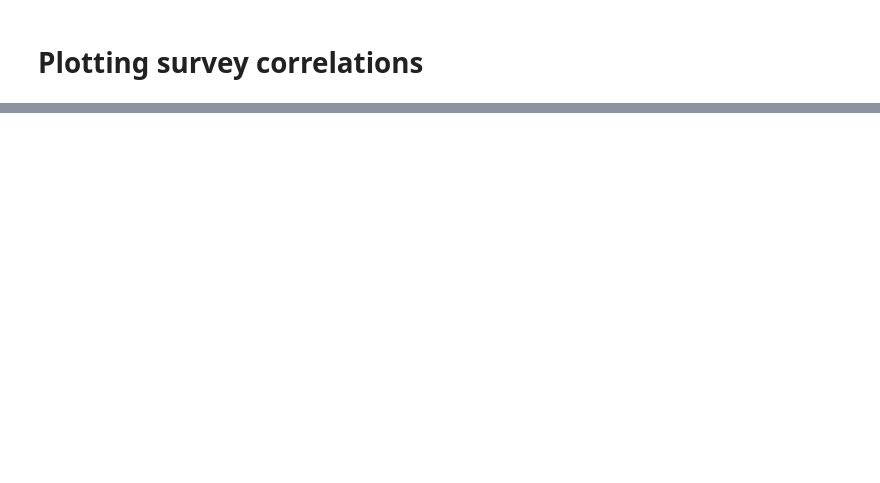
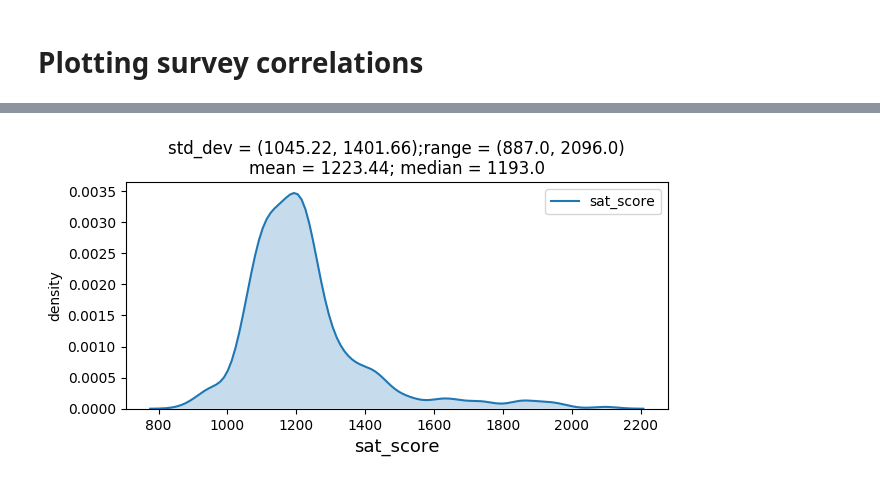
Before and after one commit to khoin-byte/dataquest-guided-projects, a Jupyter notebook: Analyzing_NYC_High_School_Data/Schools.ipynb, the cells around one changed output, grey strips where cells are left out. Saved outputs shown, nothing was run; the diff lists cells and outputs as text; code cells hidden in the pictures; blank space fills up the shorter version.

Commit message:
added some univariate and bivariate EDA

```diff
--- a/Analyzing_NYC_High_School_Data/Schools.ipynb
+++ b/Analyzing_NYC_High_School_Data/Schools.ipynb
@@ -167,0 +301,5 @@ survey_fields.remove("DBN")
+# %%
+# univariate analysis of safety feature variable with SAT score.
+EDA_numeric(combined, ['sat_score'])
+# %% [output]
+[figure, added]
```
Also changed, not shown: parts of 15 cells of this notebook.
